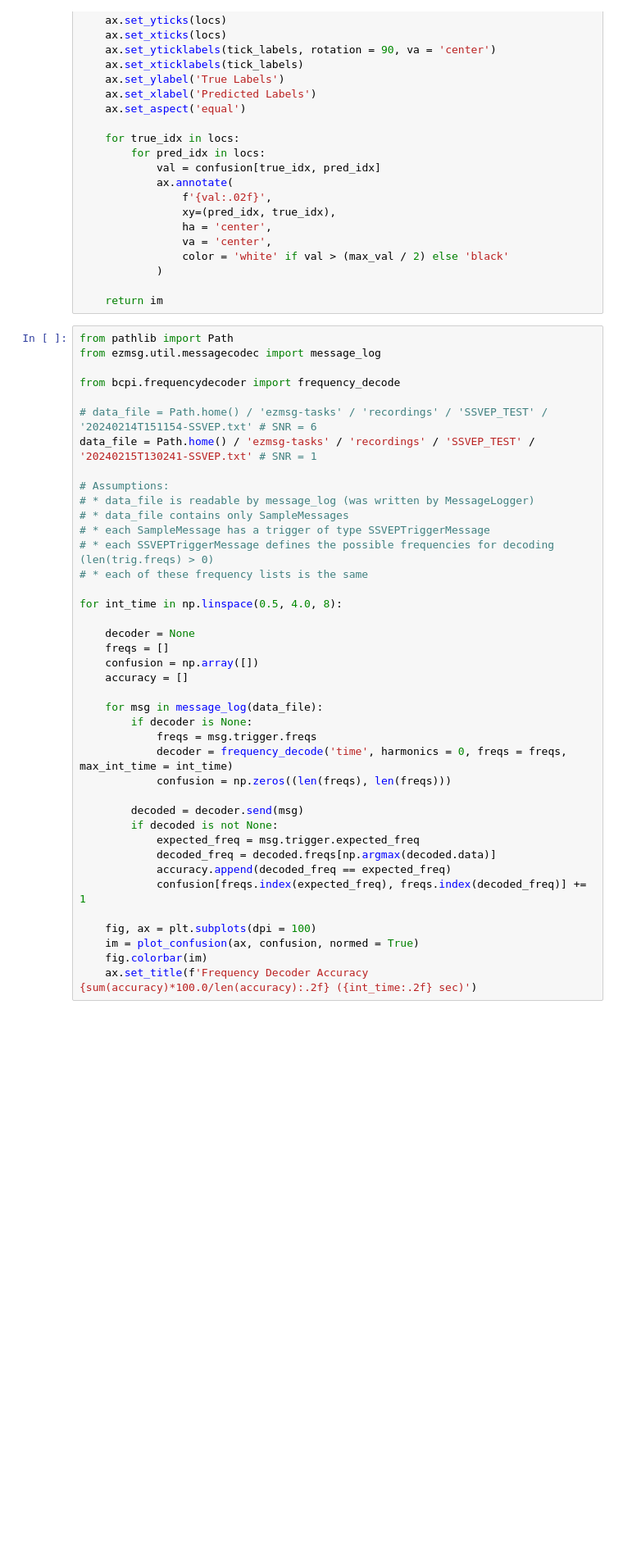
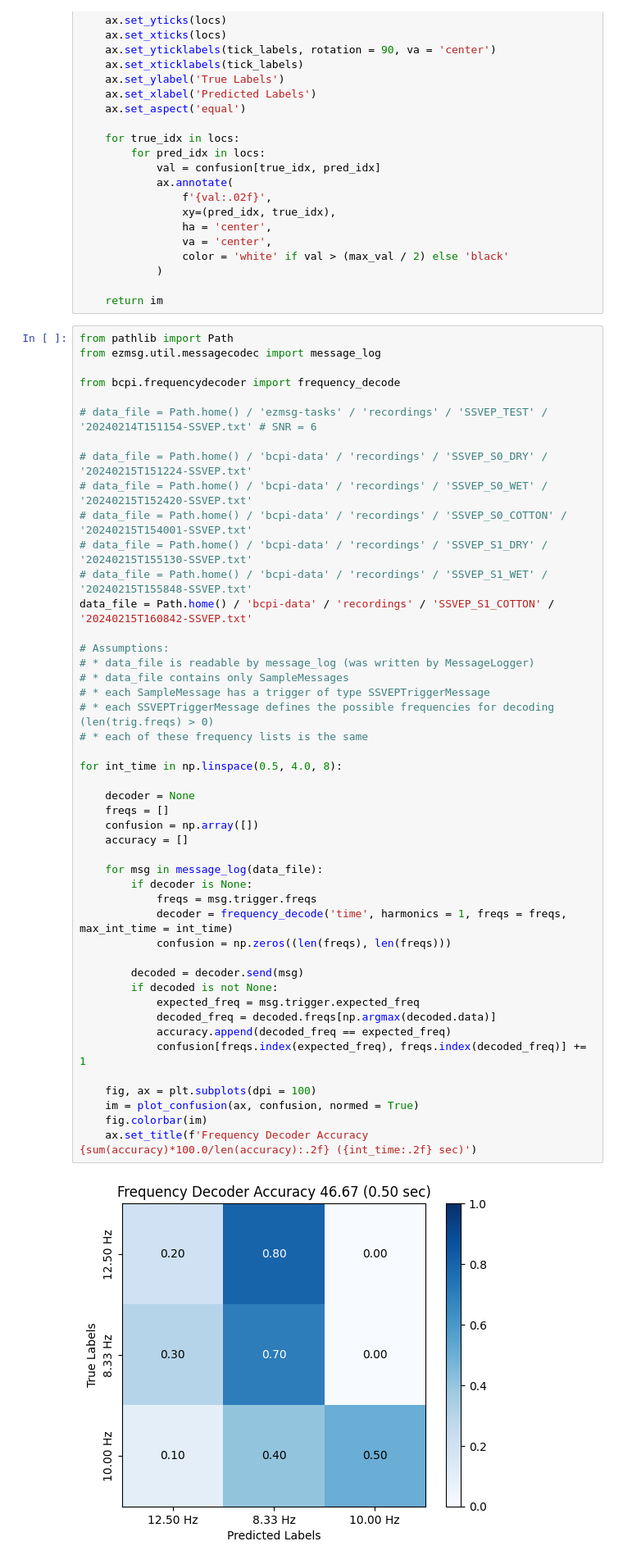
Before and after one commit to griffinmilsap/bcpi, a Jupyter notebook: notebooks/ssvep.ipynb, the cells around one changed output. Shown: that part at 82% size. Drawn from its saved outputs; the diff is of its cells as text; blank space fills up the shorter version.

```diff
--- a/notebooks/ssvep.ipynb
+++ b/notebooks/ssvep.ipynb
@@ -44,36 +44,44 @@ from ezmsg.util.messagecodec import message_log
 from bcpi.frequencydecoder import frequency_decode
 
 # data_file = Path.home() / 'ezmsg-tasks' / 'recordings' / 'SSVEP_TEST' / '20240214T151154-SSVEP.txt' # SNR = 6
-data_file = Path.home() / 'ezmsg-tasks' / 'recordings' / 'SSVEP_TEST' / '20240215T130241-SSVEP.txt' # SNR = 1
+
+# data_file = Path.home() / 'bcpi-data' / 'recordings' / 'SSVEP_S0_DRY' / '20240215T151224-SSVEP.txt'
+# data_file = Path.home() / 'bcpi-data' / 'recordings' / 'SSVEP_S0_WET' / '20240215T152420-SSVEP.txt'
+# data_file = Path.home() / 'bcpi-data' / 'recordings' / 'SSVEP_S0_COTTON' / '20240215T154001-SSVEP.txt'
+# data_file = Path.home() / 'bcpi-data' / 'recordings' / 'SSVEP_S1_DRY' / '20240215T155130-SSVEP.txt'
+# data_file = Path.home() / 'bcpi-data' / 'recordings' / 'SSVEP_S1_WET' / '20240215T155848-SSVEP.txt'
+data_file = Path.home() / 'bcpi-data' / 'recordings' / 'SSVEP_S1_COTTON' / '20240215T160842-SSVEP.txt'
 
 # Assumptions:
 # * data_file is readable by message_log (was written by MessageLogger)
 # * data_file contains only SampleMessages
 # * each SampleMessage has a trigger of type SSVEPTriggerMessage
 # * each SSVEPTriggerMessage defines the possible frequencies for decoding (len(trig.freqs) > 0)
 # * each of these frequency lists is the same
 
 for int_time in np.linspace(0.5, 4.0, 8):
 
     decoder = None
     freqs = []
     confusion = np.array([])
     accuracy = []
 
     for msg in message_log(data_file):
         if decoder is None:
             freqs = msg.trigger.freqs
-            decoder = frequency_decode('time', harmonics = 0, freqs = freqs, max_int_time = int_time)
+            decoder = frequency_decode('time', harmonics = 1, freqs = freqs, max_int_time = int_time)
             confusion = np.zeros((len(freqs), len(freqs)))
 
         decoded = decoder.send(msg)
         if decoded is not None:
             expected_freq = msg.trigger.expected_freq
             decoded_freq = decoded.freqs[np.argmax(decoded.data)]
             accuracy.append(decoded_freq == expected_freq)
             confusion[freqs.index(expected_freq), freqs.index(decoded_freq)] += 1
 
     fig, ax = plt.subplots(dpi = 100)
     im = plot_confusion(ax, confusion, normed = True)
     fig.colorbar(im)
     ax.set_title(f'Frequency Decoder Accuracy {sum(accuracy)*100.0/len(accuracy):.2f} ({int_time:.2f} sec)')
+# %% [output]
+[figure, added]
```
Also changed, not shown: parts of 1 cell of this notebook, 1 other file.
